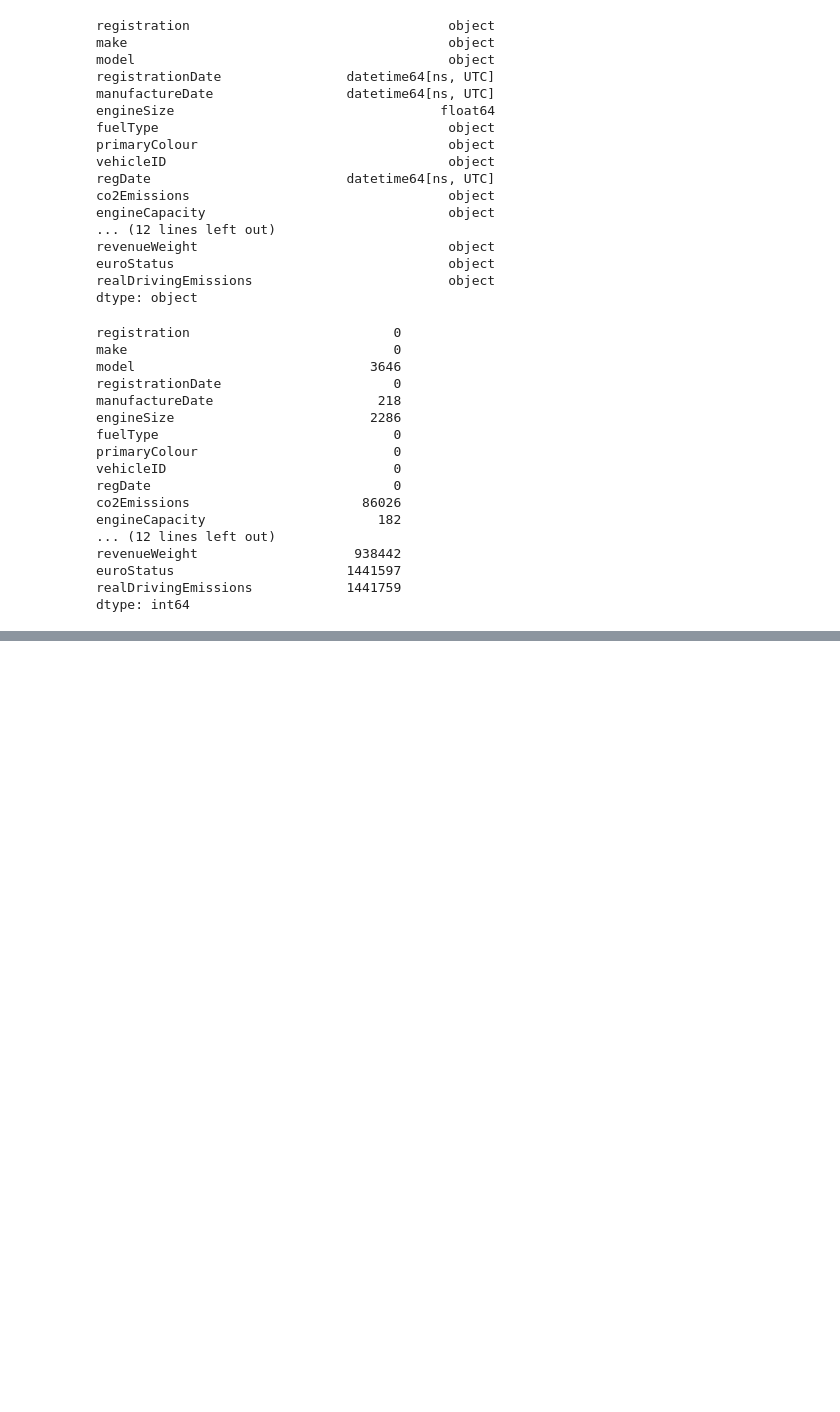
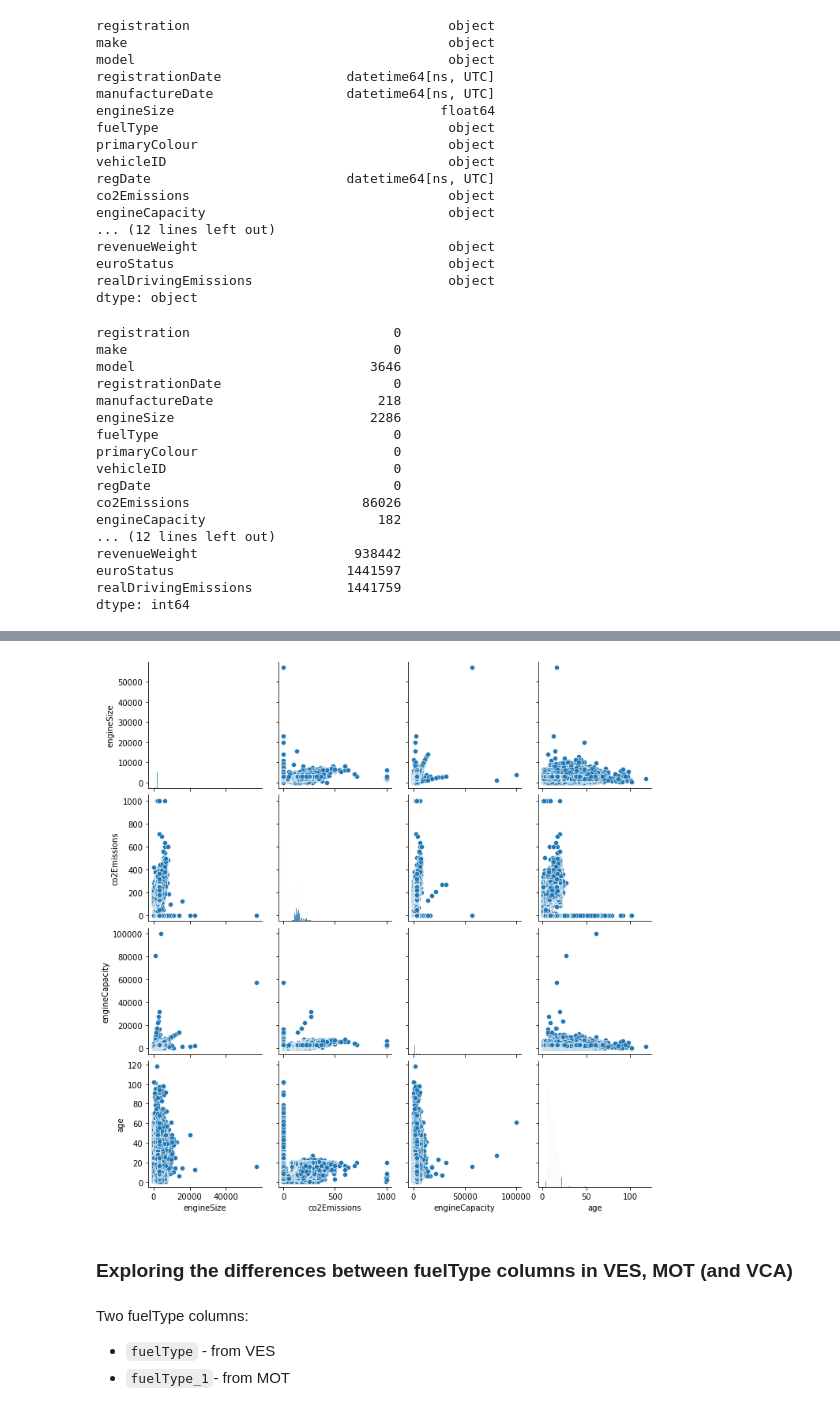
Before and after one commit to New-AutoMotive/BN_vehicle_data_experiments, a Jupyter notebook: 6) VES meet MOT.ipynb, the cells around one changed output, grey strips where cells are left out. Drawn from its saved outputs; the diff is of its cells as text; code cells hidden in the pictures; blank space fills up the shorter version.

```diff
--- a/6) VES meet MOT.ipynb
+++ b/6) VES meet MOT.ipynb
@@ -162,0 +265,3 @@ dtype: int64
+# %%
+today = date.today()
+df['age'] = df.iloc[:, 23].apply(lambda x: today.year - x.year)
@@ -162,0 +288,11 @@ dtype: int64
+# %%
+sns.pairplot(df[['engineSize', 'co2Emissions', 'engineCapacity', 'monthOfFirstRegistration', 'age']])
+plt.savefig('exploring_ves_mot.png')
+# %% [output]
+[figure, added]
+# %% [markdown]
+### Exploring the differences between fuelType columns in VES, MOT (and VCA)
+# %% [markdown]
+Two fuelType columns:
+* `fuelType` - from VES
+* `fuelType_1`- from MOT
```
Also changed, not shown: parts of 49 cells of this notebook, 1 other file.
